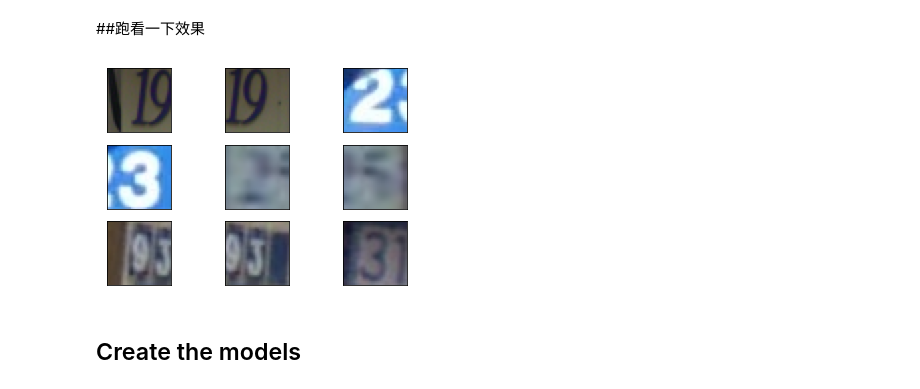
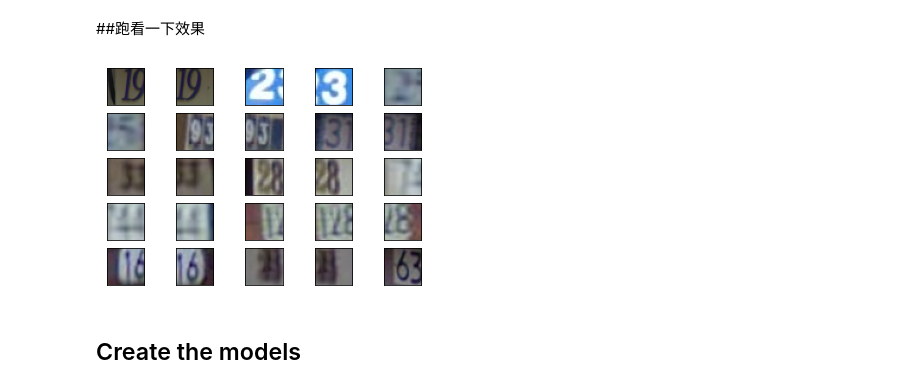
Before and after one commit to ZhaishenGForSaken/edge-computer-vision, a Jupyter notebook: GAN_Leo.ipynb, the cells around one changed output. Saved outputs shown, nothing was run; the diff lists cells and outputs as text; code cells hidden in the pictures.

```diff
--- a/GAN_Leo.ipynb
+++ b/GAN_Leo.ipynb
@@ -109,19 +109,19 @@ print(train_images.shape)
 # %%
 def plot_images(img, nrows, ncols):
     """ Plot nrows x ncols images
     """
     fig, axes = plt.subplots(nrows, ncols)
     for i, ax in enumerate(axes.flat):
         if img[i].shape == (32, 32, 3):
             ax.imshow(img[i])
         else:
             ax.imshow(img[i,:,:,0])
         ax.set_xticks([]); ax.set_yticks([])
 
 # Plot some training set images
-plot_images(X1, 3, 3)
+plot_images(X1, 5, 5)
 # %% [output]
-[figure, old version]
+[figure, new version]
 # %%
 BUFFER_SIZE = 50000
 BATCH_SIZE = 256
```
Also changed, not shown: parts of 9 cells of this notebook.
